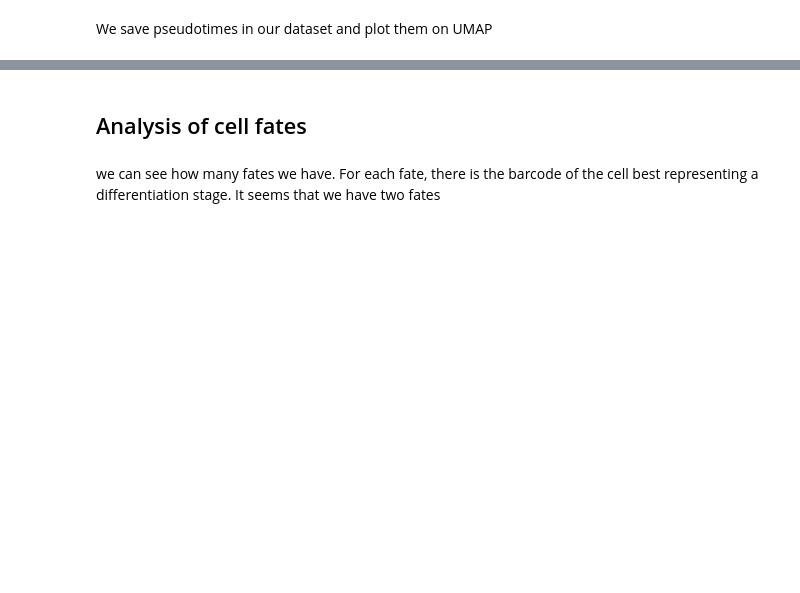
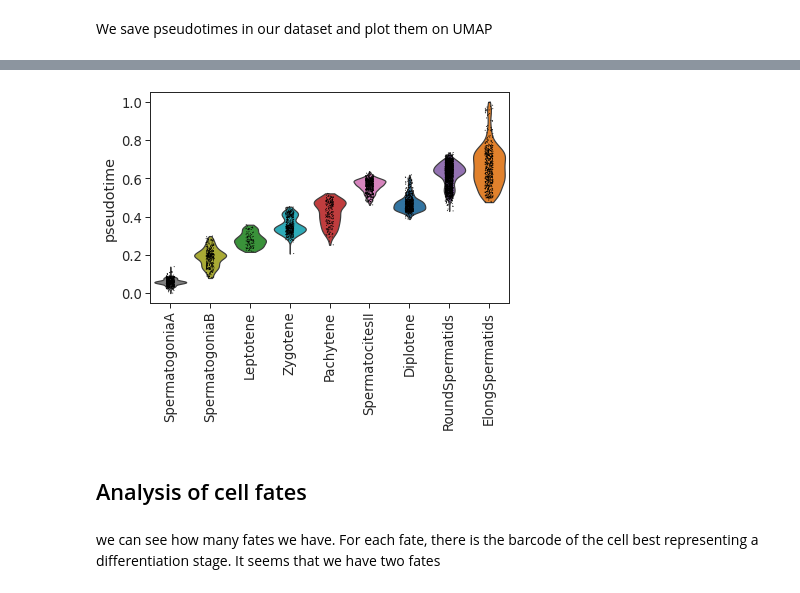
Before and after one commit to hds-sandbox/scRNASeq_course, a Jupyter notebook: Notebooks/Python/Part05_cell_fate.ipynb, the cells around one changed output, grey strips where cells are left out. Cells and saved outputs as stored; diff of their text form; code cells hidden in the pictures; blank space fills up the shorter version.

```diff
--- a/Notebooks/Python/Part05_cell_fate.ipynb
+++ b/Notebooks/Python/Part05_cell_fate.ipynb
@@ -89,8 +138,10 @@ We can look at how pseudotimes are distributed into each cluster. It seems the v
 # %%
 sc.pl.violin(sample, keys='pseudotime', groupby='clusters_spc', rotation=90,
             order=['SpermatogoniaA', 'SpermatogoniaB', 'Leptotene', 'Zygotene',
-                   'Pachytene', 'Diplotene', 'RoundSpermatids',
+                   'Pachytene', 'SpermatocitesII', 'Diplotene', 'RoundSpermatids',
                    'ElongSpermatids'])
+# %% [output]
+[figure, added]
 # %% [markdown]
 ## Analysis of cell fates
 # %% [markdown]
```
Also changed, not shown: parts of 29 cells of this notebook, 7 other files.
